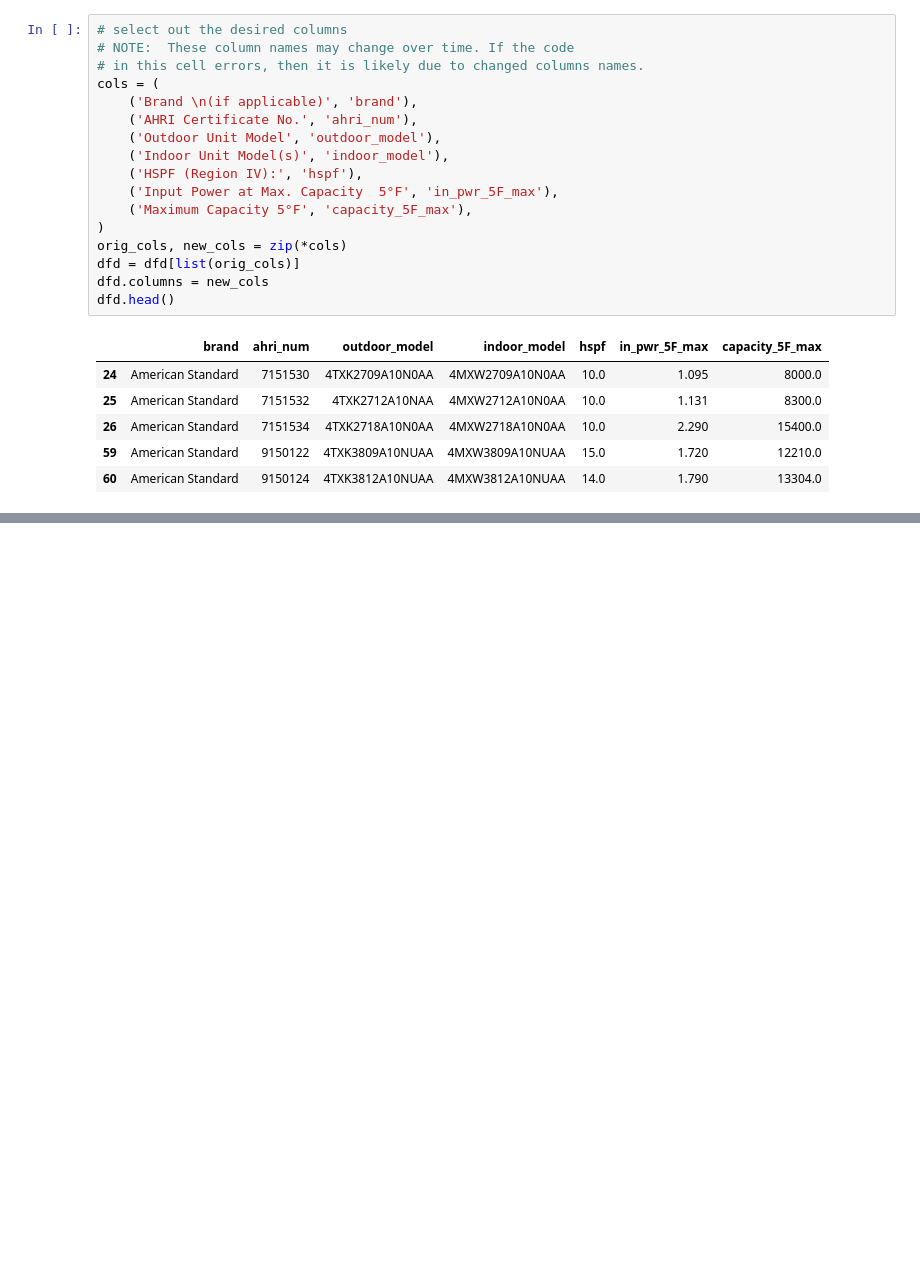
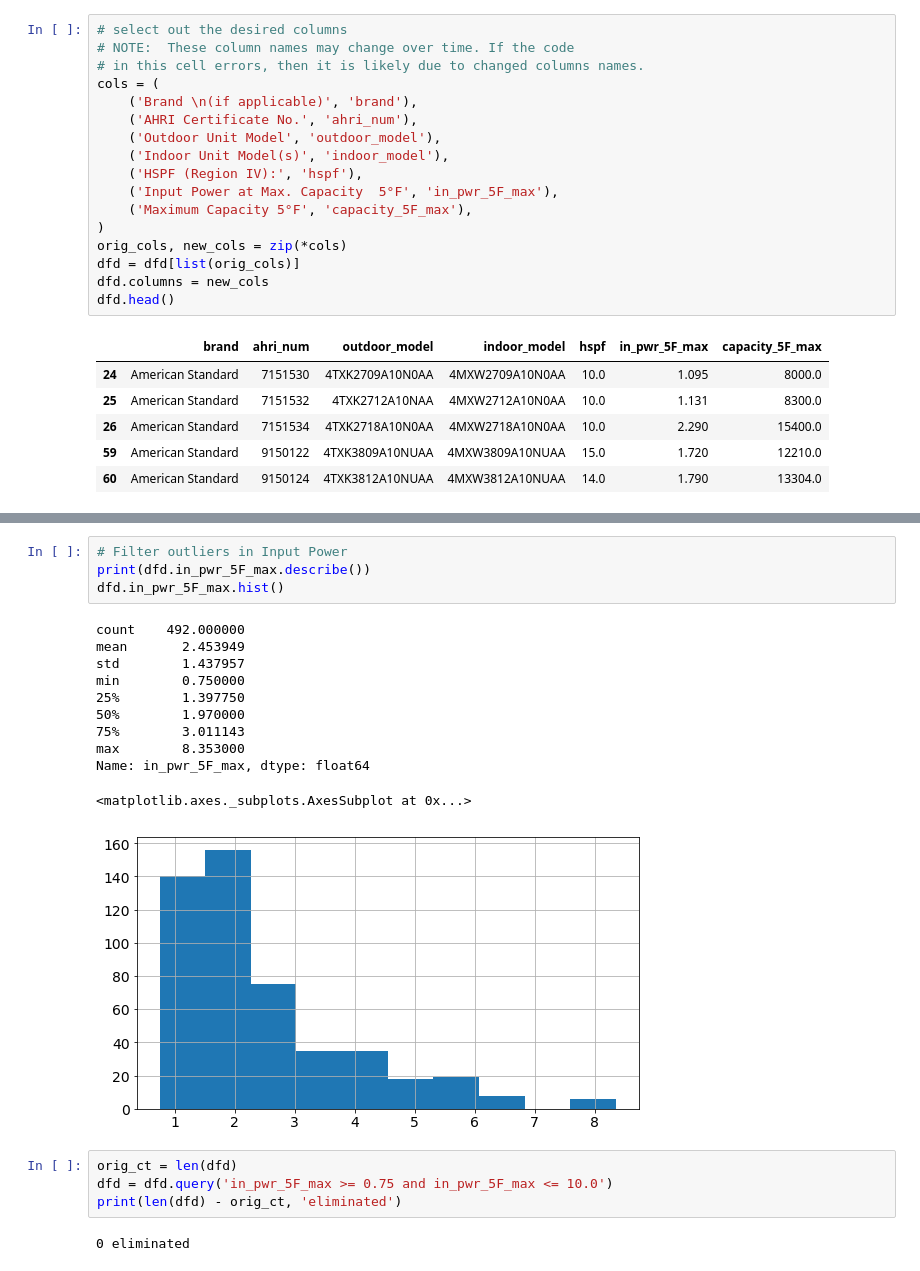
Before and after one commit to RobertLJordan/ak-energy-admin, a Jupyter notebook: ak-energy-data-admin.ipynb, the cells around one changed output, grey strips where cells are left out. Drawn from its saved outputs; the diff is of its cells as text; blank space fills up the shorter version.

```diff
--- a/ak-energy-data-admin.ipynb
+++ b/ak-energy-data-admin.ipynb
@@ -552,0 +584,22 @@ dfd.head()
+# %%
+# Filter outliers in Input Power
+print(dfd.in_pwr_5F_max.describe())
+dfd.in_pwr_5F_max.hist()
+# %% [output]
+count    492.000000
+mean       2.453949
+std        1.437957
+min        0.750000
+25%        1.397750
+50%        1.970000
+75%        3.011143
+max        8.353000
+Name: in_pwr_5F_max, dtype: float64
+<matplotlib.axes._subplots.AxesSubplot at 0x...>
+[figure, added]
+# %%
+orig_ct = len(dfd)
+dfd = dfd.query('in_pwr_5F_max >= 0.75 and in_pwr_5F_max <= 10.0')
+print(len(dfd) - orig_ct, 'eliminated')
+# %% [output]
+0 eliminated
```
Also changed, not shown: parts of 6 cells of this notebook.
